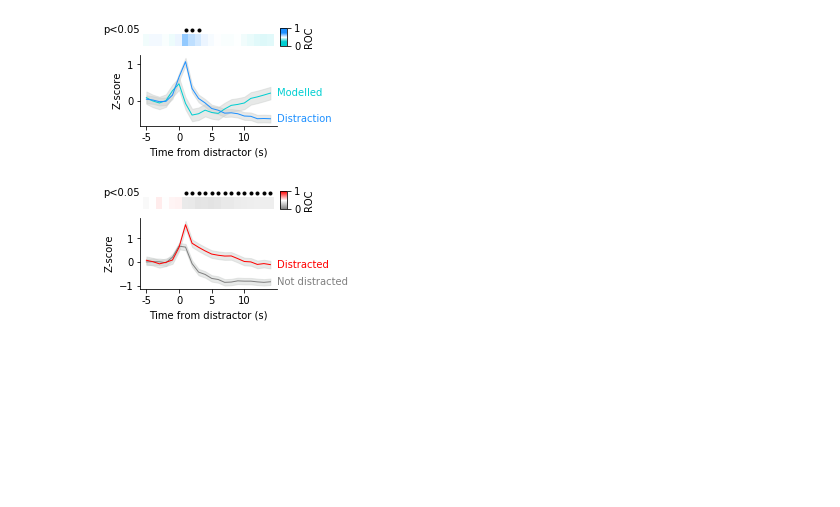
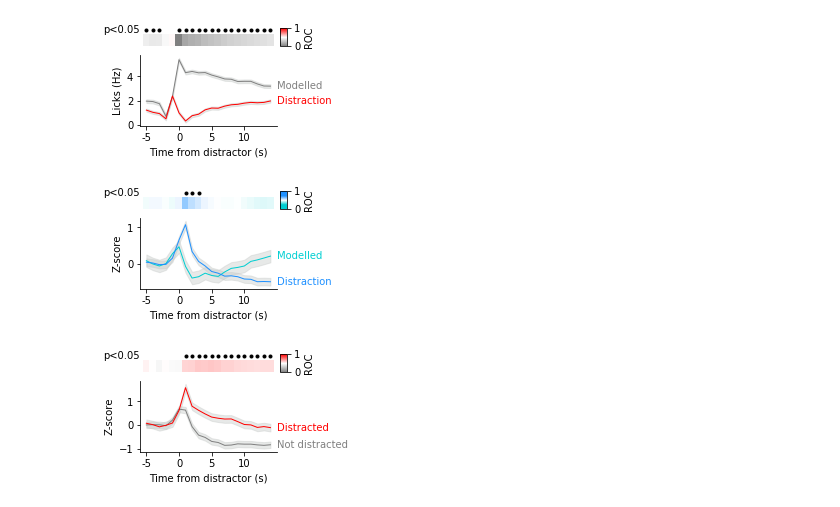
Before and after one commit to mccutcheonlab/distraction-peters, a Jupyter notebook: notebooks/dis-roc-all-figs.ipynb, the cells around one changed output. Saved outputs shown, nothing was run; the diff lists cells and outputs as text; code cells hidden in the pictures; blank space fills up the shorter version.

```diff
--- a/notebooks/dis-roc-all-figs.ipynb
+++ b/notebooks/dis-roc-all-figs.ipynb
@@ -37,3 +32,25 @@ hab_all_photo_snips_flat = hab_dis_photo_snips_flat + hab_notdis_photo_snips_fla
+# %%
+# Loads in ROC data for modelled vs distraction day ROC
+try:
+    pickle_in = open(outputfolder+"roc_licks_disday_disVnondis.pickle", 'rb')
+except FileNotFoundError:
+        print('Cannot access pickled file')
+
+[a, p, data] = dill.load(pickle_in)
+
+f = plt.figure(figsize=(3.4,2))
+f, ax = plot_ROC_and_line(f, a, p, data[0], data[1],
+                 cdict=['grey', 'white', 'red'],
+                 colors = ['grey', 'red'],
+                 labels=['Modelled', 'Distraction'],
+                 labeloffset=0,
+                 ylabel='Licks (Hz)')
+
+# ax[1].set_yticks([-1, 0, 1])
+
+f.savefig(figfolder+"fig2_roc-lickrate.pdf")
+# %% [output]
+[figure, added]
 # %%
 # Loads in ROC data for modelled vs distraction day ROC
 try:
```
Also changed, not shown: parts of 2 cells of this notebook.
